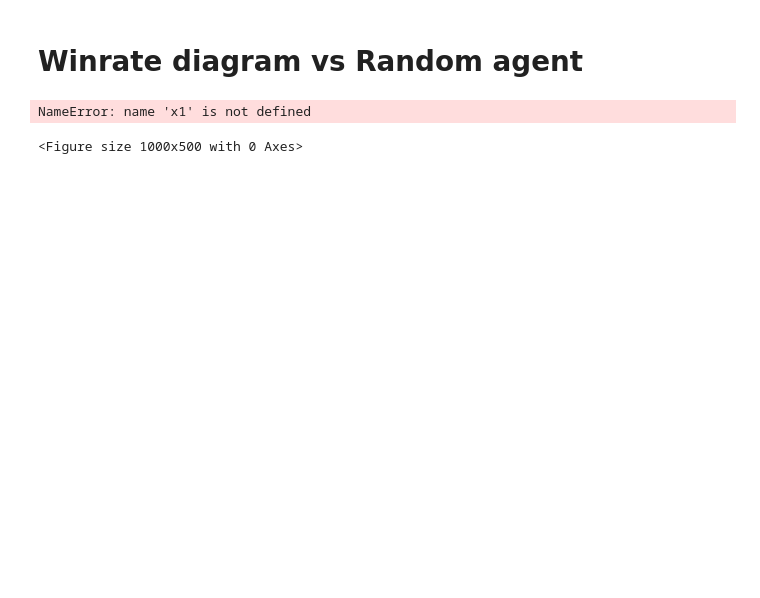
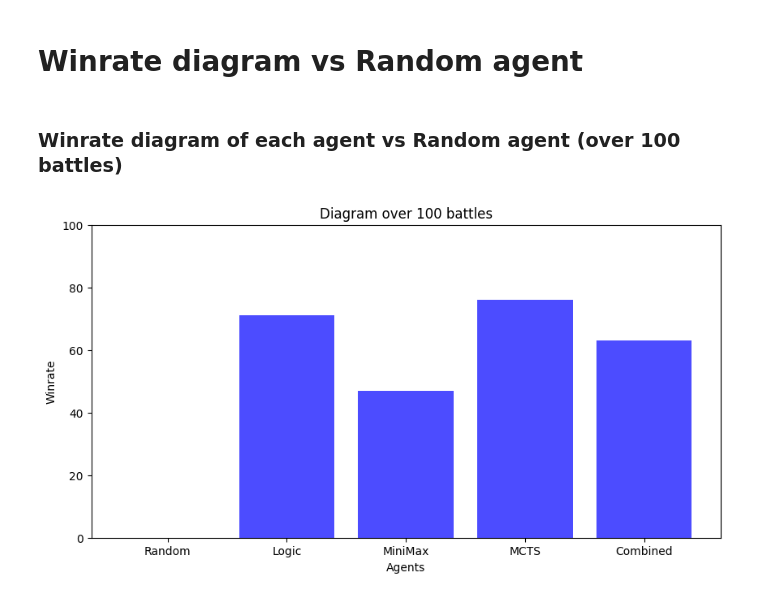
Before and after one commit to Giusgarus/Pokemon-battle-VGC, a Jupyter notebook: Agents/Statistics/generate_plots.ipynb, the cells around one changed output. Saved outputs shown, nothing was run; the diff lists cells and outputs as text; code cells hidden in the pictures; blank space fills up the shorter version.

Commit message:
Diagrams + complete CSV file

```diff
--- a/Agents/Statistics/generate_plots.ipynb
+++ b/Agents/Statistics/generate_plots.ipynb
@@ -53,30 +53,38 @@ index_dict = {
 df_table_100 = pd.DataFrame(index=index_dict.keys(), columns=index_dict.keys())
 df_table_300 = pd.DataFrame(index=index_dict.keys(), columns=index_dict.keys())
 
-
 # Generate a dataframe with the winrate associated to all the combinations of battles
 for agent in index_dict.keys():
+    print('\n\n' + agent + ':')
     for opponent in index_dict.keys():
-        if agent in df['agent0'] and opponent in df['agent1']:
+        if agent == opponent:
+            df_table_100.loc[agent][opponent] = -1
+            df_table_300.loc[agent][opponent] = -1
+            continue
+        condition = (df['agent0'] == agent) & (df['agent1'] == opponent)
+        if df[condition].shape[0] > 0:
+            print(f'agent0={agent}, agent1={opponent}')
             agent0 = agent
             agent1 = opponent
             complementary_winrate = False
-            query = (df[agent0] == agent0) & (df[agent1] == agent1)
+            query = (df['agent0'] == agent0) & (df['agent1'] == agent1)
         else:
+            print(f'agent0={opponent}, agent1={agent}')
             agent0 = opponent
             agent1 = agent
             complementary_winrate = True
             query = (df['agent0'] == agent0) & (df['agent1'] == agent1)
         # Winrate for 100 battles
         row = df[query & (df['N_BATTLES'] == 100)]
+        print('-----------------------')
         print(agent0, agent1)
         print(row)
-        winrate = row['winrate'].values[0]
-        df_table_100.loc[agent][opponent] = winrate if not complementary_winrate else 1 - winrate
+        winrate = float(row['winrate'].values[0])
+        df_table_100.loc[agent][opponent] = winrate if not complementary_winrate else 100 - winrate
         # Winrate for 300 battles
         row = df[query & (df['N_BATTLES'] == 300)]
-        winrate = row['winrate'].values[0]
-        df_table_300.loc[agent][opponent] = winrate if not complementary_winrate else 1 - winrate
-
-df_table_100
+        print(row)
+        print('-----------------------')
+        winrate = float(row['winrate'].values[0])
+        df_table_300.loc[agent][opponent] = winrate if not complementary_winrate else 100 - winrate
 # %% [output]
@@ -118,14 +147,16 @@ IndexError: index 0 is out of bounds for axis 0 with size 0
 # %% [markdown]
 # Winrate diagram vs Random agent
+# %% [markdown]
+### Winrate diagram of each agent vs Random agent (over 100 battles)
 # %%
 import matplotlib.pyplot as plt
 
 plt.figure(figsize=(10, 5))
-plt.bar(x1, y1, color='blue', alpha=0.7)
-plt.title('Diagramma a barre 1')
+plt.bar(df_table_100.columns, df_table_100['Random'], color='blue', alpha=0.7)
+plt.title('Diagram over 100 battles')
 plt.xlabel('Agents')
 plt.ylabel('Winrate')
+plt.ylim(0, 100)
 plt.show()
 # %% [output]
-NameError: name 'x1' is not defined
-<Figure size 1000x500 with 0 Axes>
+[figure, added]
```
Also changed, not shown: parts of 9 cells of this notebook, 5 other files.
